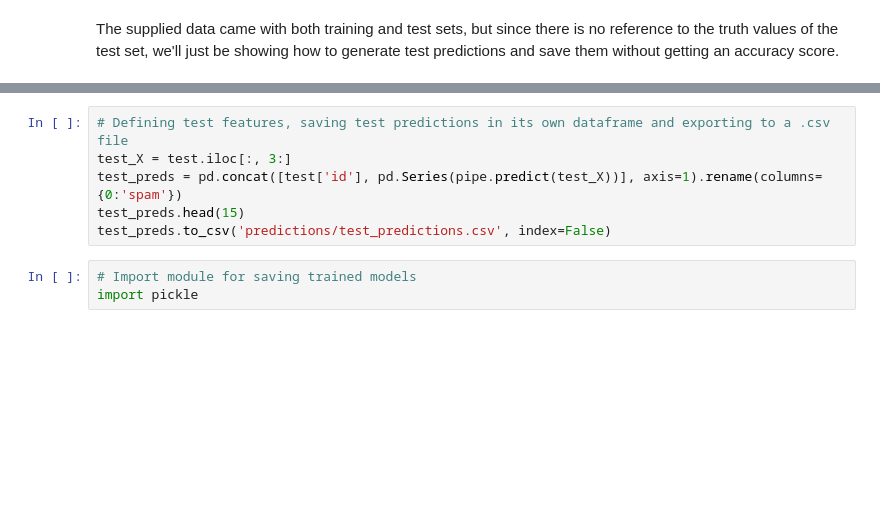
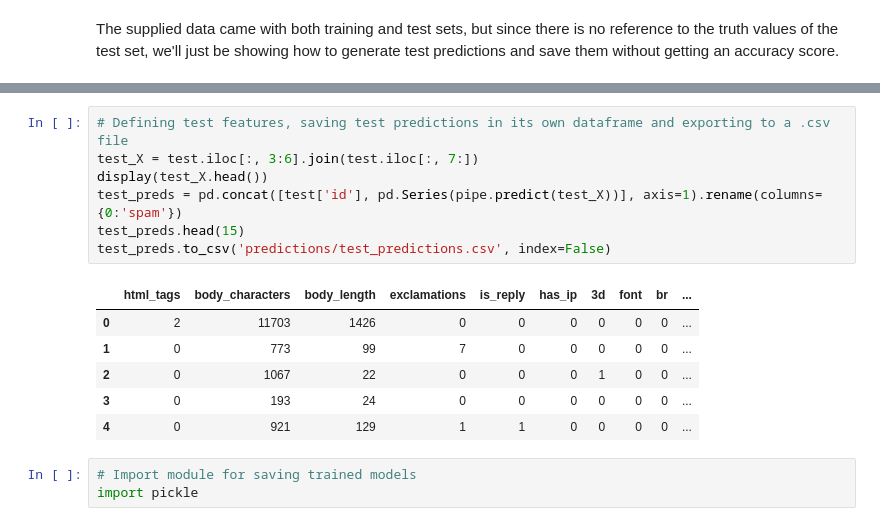
Before and after one commit to saltyjared/Spam-vs-Ham, a Jupyter notebook: analysis.ipynb, the cells around one changed output, grey strips where cells are left out. Cells and saved outputs as stored; diff of their text form; blank space fills up the shorter version.

```diff
--- a/analysis.ipynb
+++ b/analysis.ipynb
@@ -409,10 +421,18 @@ test.head()
 | 4 | 4 | subject: re: [satalk] sa very slo... | on thursday 29 august 2002 16:39 ... | 0 | 921 | 129 | 15 | 1 | ... |
 # %%
 # Defining test features, saving test predictions in its own dataframe and exporting to a .csv file
-test_X = test.iloc[:, 3:]
+test_X = test.iloc[:, 3:6].join(test.iloc[:, 7:])
+display(test_X.head())
 test_preds = pd.concat([test['id'], pd.Series(pipe.predict(test_X))], axis=1).rename(columns={0:'spam'})
 test_preds.head(15)
 test_preds.to_csv('predictions/test_predictions.csv', index=False)
+# %% [output]
+|  | html_tags | body_characters | body_length | exclamations | is_reply | has_ip | 3d | font | br | ... |
+| 0 | 2 | 11703 | 1426 | 0 | 0 | 0 | 0 | 0 | 0 | ... |
+| 1 | 0 | 773 | 99 | 7 | 0 | 0 | 0 | 0 | 0 | ... |
+| 2 | 0 | 1067 | 22 | 0 | 0 | 0 | 1 | 0 | 0 | ... |
+| 3 | 0 | 193 | 24 | 0 | 0 | 0 | 0 | 0 | 0 | ... |
+| 4 | 0 | 921 | 129 | 1 | 1 | 0 | 0 | 0 | 0 | ... |
 # %%
 # Import module for saving trained models
 import pickle
```
Also changed, not shown: parts of 4 cells of this notebook, 5 other files.
